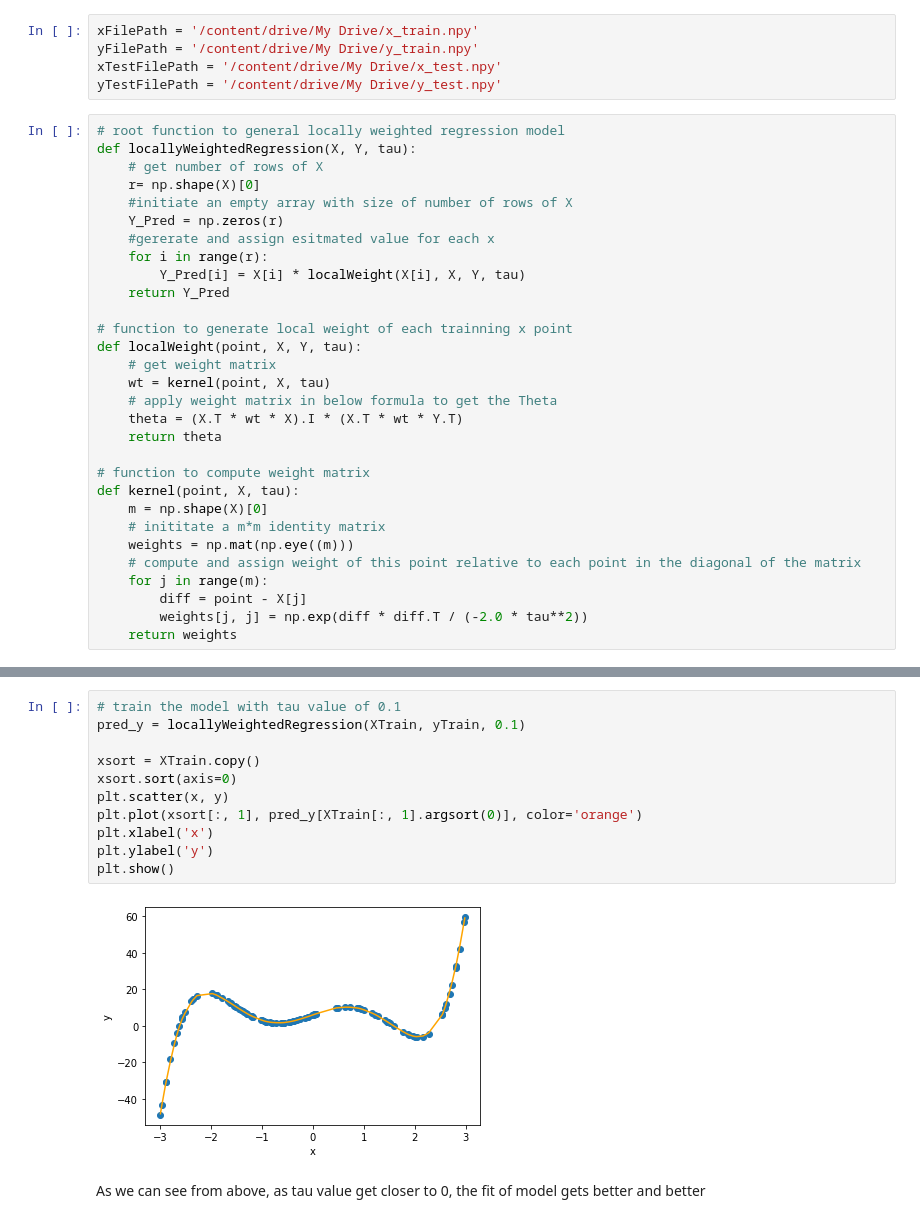
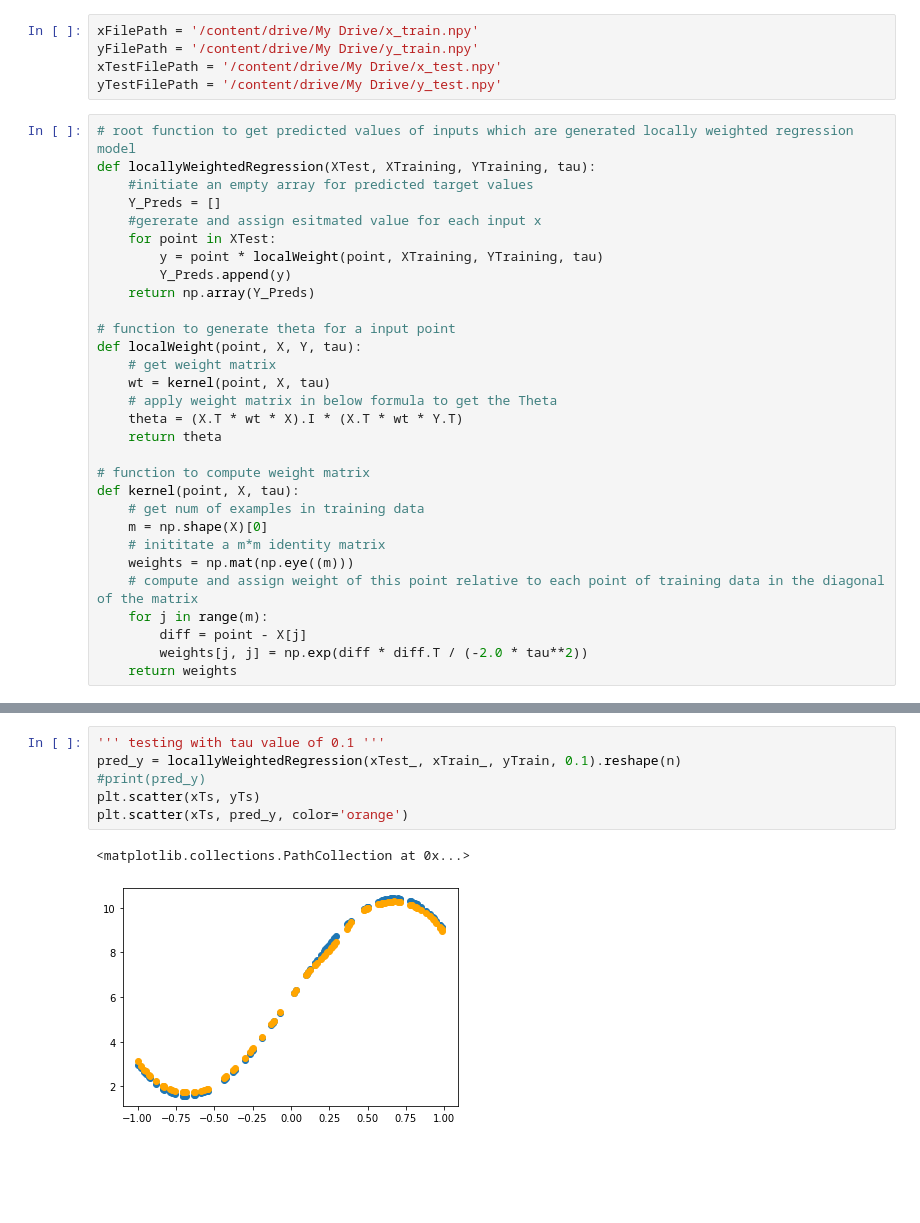
Before and after one commit to Dingyi-Kang/MachineLearningCS5783Assignment1, a Jupyter notebook: Assignment1_problem3.ipynb, the cells around one changed output, grey strips where cells are left out. Cells and saved outputs as stored; diff of their text form; blank space fills up the shorter version.

```diff
--- a/Assignment1_problem3.ipynb
+++ b/Assignment1_problem3.ipynb
@@ -16,18 +16,17 @@ yFilePath = '/content/drive/My Drive/y_train.npy'
 xTestFilePath = '/content/drive/My Drive/x_test.npy'
 yTestFilePath = '/content/drive/My Drive/y_test.npy'
 # %%
-# root function to general locally weighted regression model
-def locallyWeightedRegression(X, Y, tau):
-    # get number of rows of X
-    r= np.shape(X)[0]
-    #initiate an empty array with size of number of rows of X
-    Y_Pred = np.zeros(r)
-    #gererate and assign esitmated value for each x
-    for i in range(r):
-        Y_Pred[i] = X[i] * localWeight(X[i], X, Y, tau)
-    return Y_Pred
+# root function to get predicted values of inputs which are generated locally weighted regression model
+def locallyWeightedRegression(XTest, XTraining, YTraining, tau):
+    #initiate an empty array for predicted target values
+    Y_Preds = []
+    #gererate and assign esitmated value for each input x
+    for point in XTest:
+        y = point * localWeight(point, XTraining, YTraining, tau)
+        Y_Preds.append(y)
+    return np.array(Y_Preds)
 
-# function to generate local weight of each trainning x point
+# function to generate theta for a input point
 def localWeight(point, X, Y, tau):
     # get weight matrix
     wt = kernel(point, X, tau)
@@ -37,10 +36,11 @@ def localWeight(point, X, Y, tau):
 
 # function to compute weight matrix
 def kernel(point, X, tau):
+    # get num of examples in training data
     m = np.shape(X)[0]
     # inititate a m*m identity matrix
     weights = np.mat(np.eye((m)))
-    # compute and assign weight of this point relative to each point in the diagonal of the matrix
+    # compute and assign weight of this point relative to each point of training data in the diagonal of the matrix
     for j in range(m):
         diff = point - X[j]
         weights[j, j] = np.exp(diff * diff.T / (-2.0 * tau**2))
@@ -132,15 +111,9 @@ plt.show()
 # %%
-# train the model with tau value of 0.1
-pred_y = locallyWeightedRegression(XTrain, yTrain, 0.1)
-
-xsort = XTrain.copy()
-xsort.sort(axis=0)
-plt.scatter(x, y)
-plt.plot(xsort[:, 1], pred_y[XTrain[:, 1].argsort(0)], color='orange')
-plt.xlabel('x')
-plt.ylabel('y')
-plt.show()
+''' testing with tau value of 0.1 '''
+pred_y = locallyWeightedRegression(xTest_, xTrain_, yTrain, 0.1).reshape(n)
+#print(pred_y)
+plt.scatter(xTs, yTs)
+plt.scatter(xTs, pred_y, color='orange')
 # %% [output]
+<matplotlib.collections.PathCollection at 0x...>
-[figure, old version]
+[figure, new version]
-# %% [markdown]
-As we can see from above, as tau value get closer to 0, the fit of model gets better and better
```
Also changed, not shown: parts of 10 cells of this notebook.
